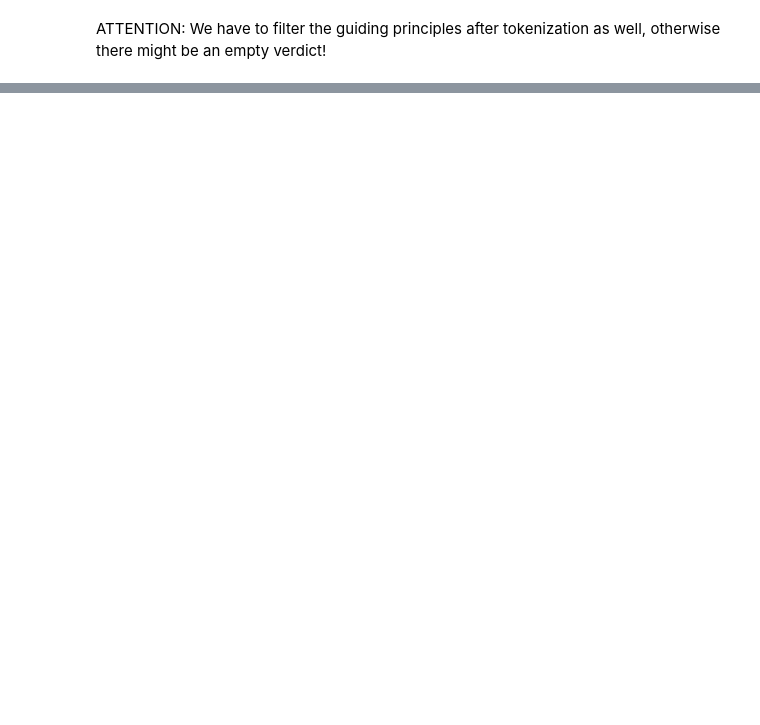
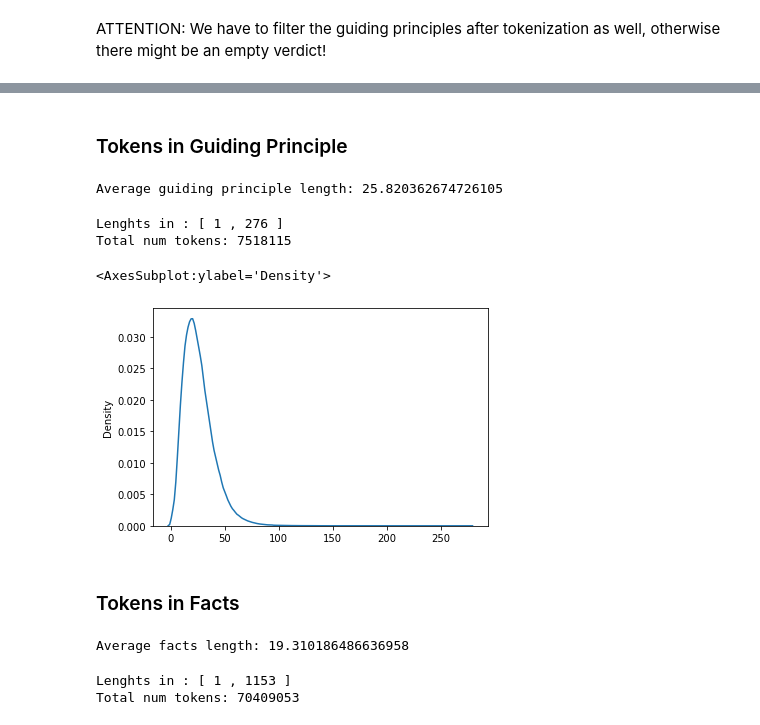
Before and after one commit to sebimo/LegalSum, a Jupyter notebook: src/analysis/Text.ipynb, the cells around one changed output, grey strips where cells are left out. Drawn from its saved outputs; the diff is of its cells as text; code cells hidden in the pictures; blank space fills up the shorter version.

```diff
--- a/src/analysis/Text.ipynb
+++ b/src/analysis/Text.ipynb
@@ -147,0 +152,45 @@ sns.kdeplot(num_gps)
+# %%
+lengths = []
+tok = Tokenizer(Path("..")/".."/"model")
+for file in tqdm(os.listdir(DATA_PATH), desc="Tokenizing:"):
+    verdict = tok.tokenize_verdict(DATA_PATH/file)
+    gp_lengths = []
+    for g in verdict["guiding_principle"]:
+        gp_lengths.append(len(g))
+    f_lengths = []
+    for f in verdict["facts"]:
+        f_lengths.append(len(f))
+    r_lengths = []
+    for r in verdict["reasoning"]:
+        r_lengths.append(len(r))
+    lengths.append((gp_lengths, f_lengths, r_lengths))
+# %%
+gp_lengths = []
+f_lengths = []
+r_lengths = []
+for gp, f, r in lengths:
+    gp_lengths.append(gp)
+    f_lengths.append(f)
+    r_lengths.append(r)
+# %% [markdown]
+### Tokens in Guiding Principle
+# %%
+all_lengths = [j for i in gp_lengths for j in i]
+# %%
+average = sum(all_lengths)/len(all_lengths)
+print("Average guiding principle length:", average)
+# %% [output]
+Average guiding principle length: 25.820362674726105
+# %%
+print("Lenghts in : [", min(all_lengths), ",", max(all_lengths), "]")
+print("Total num tokens:", sum(all_lengths))
+# %% [output]
+Lenghts in : [ 1 , 276 ]
+Total num tokens: 7518115
+# %%
+sns.kdeplot(all_lengths)
+# %% [output]
+<AxesSubplot:ylabel='Density'>
+[figure, added]
+# %% [markdown]
+### Tokens in Facts
@@ -147,0 +199,11 @@ sns.kdeplot(num_gps)
+# %%
+average = sum(all_lengths)/len(all_lengths)
+print("Average facts length:", average)
+# %% [output]
+Average facts length: 19.310186486636958
+# %%
+print("Lenghts in : [", min(all_lengths), ",", max(all_lengths), "]")
+print("Total num tokens:", sum(all_lengths))
+# %% [output]
+Lenghts in : [ 1 , 1153 ]
+Total num tokens: 70409053
```
Also changed, not shown: parts of 46 cells of this notebook, 1 other file.
